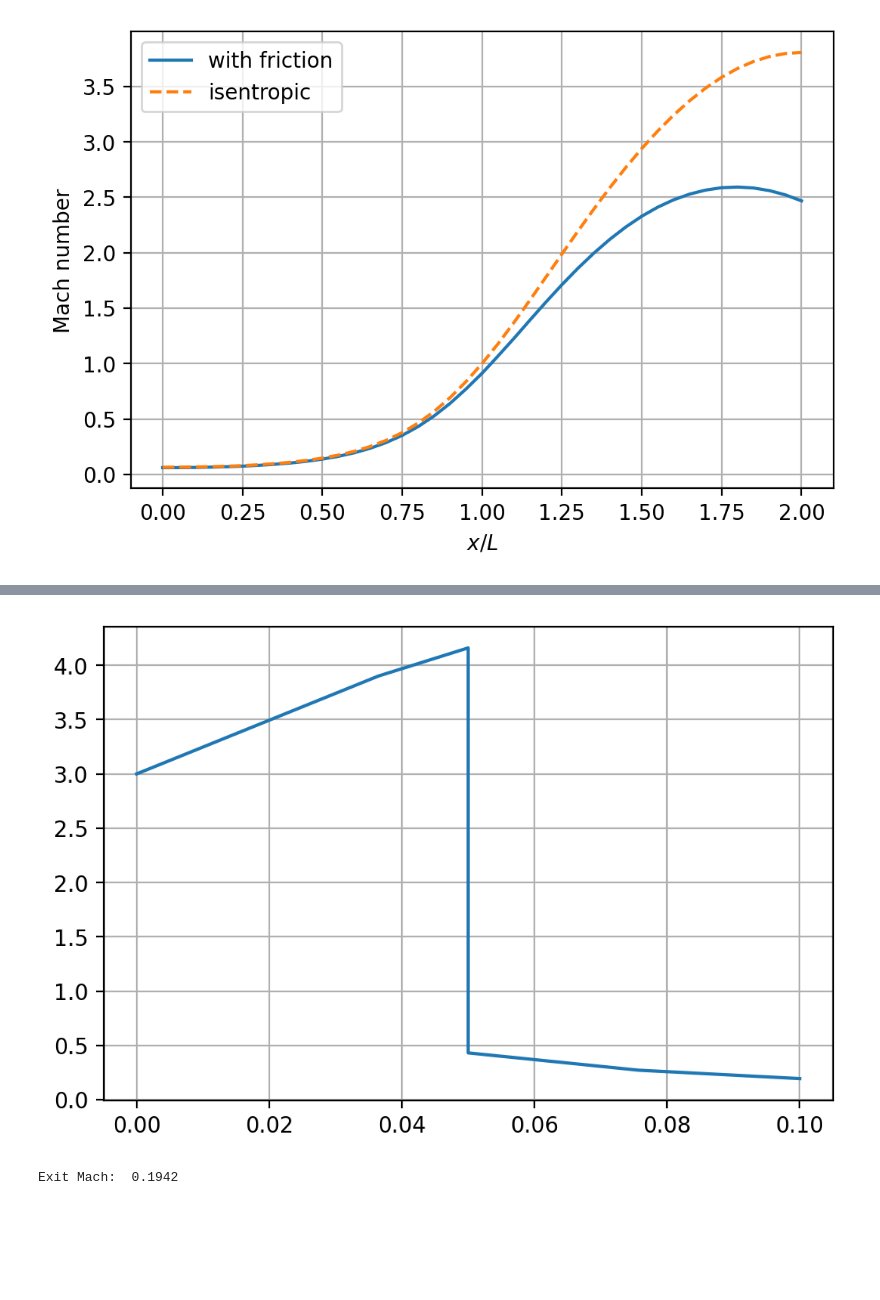
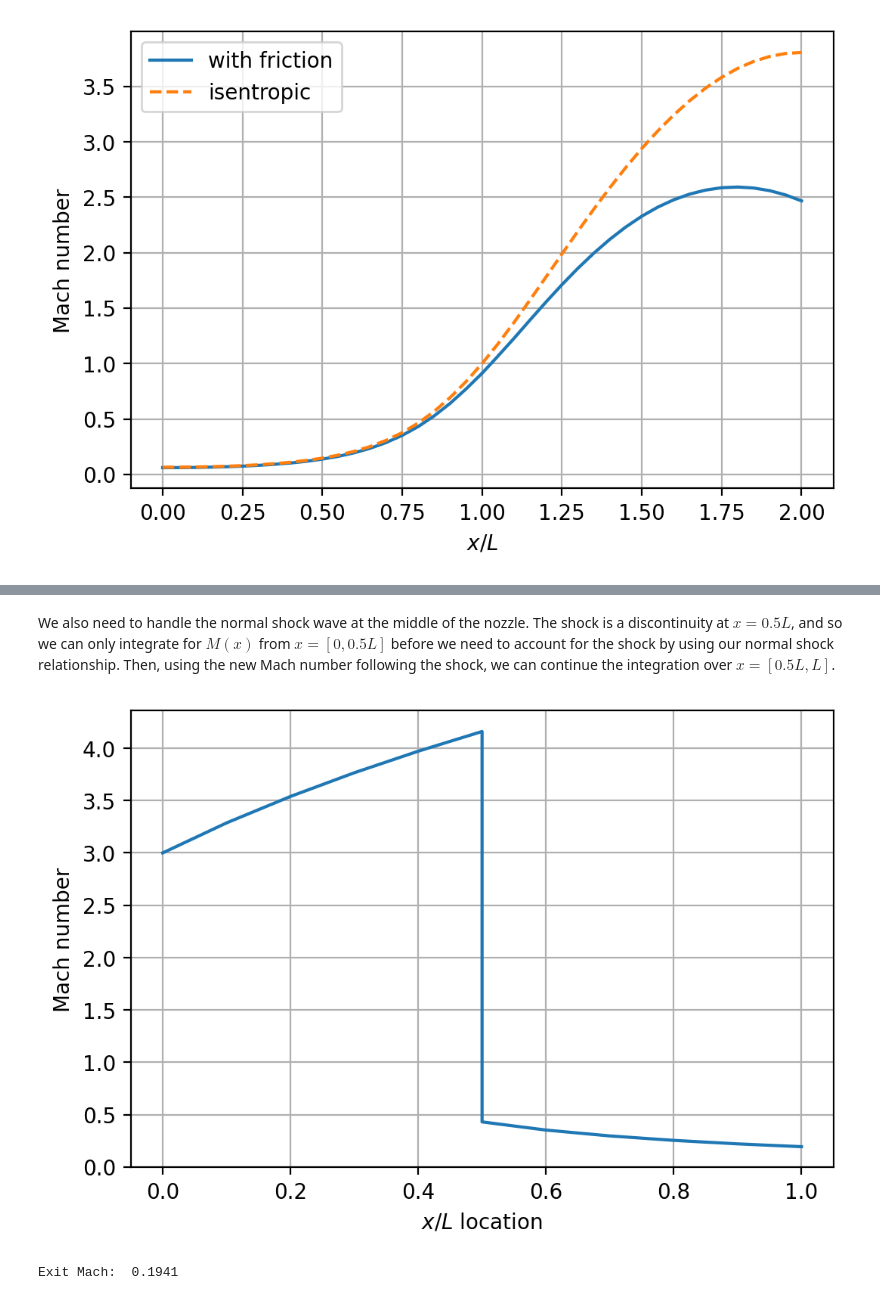
Before and after one commit to kyleniemeyer/gas-dynamics-notes, a Jupyter notebook: book/compressible-flows/multiple-effects.ipynb, the cells around one changed output, grey strips where cells are left out. Saved outputs shown, nothing was run; the diff lists cells and outputs as text; code cells hidden in the pictures; blank space fills up the shorter version.

```diff
--- a/book/compressible-flows/multiple-effects.ipynb
+++ b/book/compressible-flows/multiple-effects.ipynb
@@ -352,14 +392,19 @@ plt.show()
 # %%
 def dMdx_heat_area(x, M, gamma, alpha, beta, D_in, Tt_in):
+    '''Returns dM/dx for nozzle with heat transfer and area change'''
     return (
         0.5 * M * (2 + (gamma-1)*M**2) / (1 - M**2) * (
             -2*alpha/(D_in + alpha*x) +
             0.5*(1+gamma*M**2) * beta / (Tt_in + beta*x)
             )
         )
-
-def normal_shock(mach, gamma=1.4):
-    return np.sqrt(
-        (mach**2 + 2/(gamma-1)) / (2*gamma*mach**2/(gamma-1) - 1)
-        )
+# %% [markdown]
+We also need to handle the normal shock wave at the middle of the nozzle.
+The shock is a discontinuity at $x = 0.5 L$, and so we can only integrate for $M(x)$ from $x = [0, 0.5 L]$ before we need to account for the shock by using our normal shock relationship. Then, using the new Mach number following the shock, we can continue the integration over $ x = [0.5 L, L] $.
+# %%
+def normal_shock(mach, gamma=1.4):
+    '''Returns Mach number after normal shock wave'''
+    return np.sqrt(
+        (mach**2 + 2/(gamma-1)) / (2*gamma*mach**2/(gamma-1) - 1)
+        )
 # %%
@@ -375,26 +421,33 @@ alpha = ((diam_exit - diam_in) / length).to_base_units().magnitude
 stag_temp_in = 300
 beta = 30 # K/m
 # %%
-# first solve to shock
+# first solve to shock over x = [0, 0.5 L]:
 sol_1 = solve_ivp(
     dMdx_heat_area, [0, length.magnitude / 2], [mach_in],
+    max_step = 0.01,
     args=(gamma, alpha, beta, diam_in.magnitude, stag_temp_in)
     )
 
+# find the Mach number after the normal shock
 mach_post_shock = normal_shock(sol_1.y[0,-1], gamma)
 
+# complete the integration over x = [0.5 L, L]:
 sol_2 = solve_ivp(
     dMdx_heat_area, [length.magnitude / 2, length.magnitude], [mach_post_shock],
+    max_step = 0.01,
     args=(gamma, alpha, beta, diam_in.magnitude, stag_temp_in)
     )
 # %%
 plt.plot(
-    np.hstack((sol_1.t, sol_2.t)), np.hstack((sol_1.y[0,:], sol_2.y[0,:]))
+    np.hstack((sol_1.t, sol_2.t)) / length.magnitude,
+    np.hstack((sol_1.y[0,:], sol_2.y[0,:]))
     )
 plt.grid(True)
+plt.xlabel(r'$x / L$ location')
+plt.ylabel('Mach number')
 plt.show()
 
 print(f'Exit Mach: {sol_2.y[0,-1]: .4f}')
 # %% [output]
-[figure, old version]
+[figure, new version]
-Exit Mach:  0.1942
+Exit Mach:  0.1941
```
Also changed, not shown: parts of 4 cells of this notebook, 2 other files.
